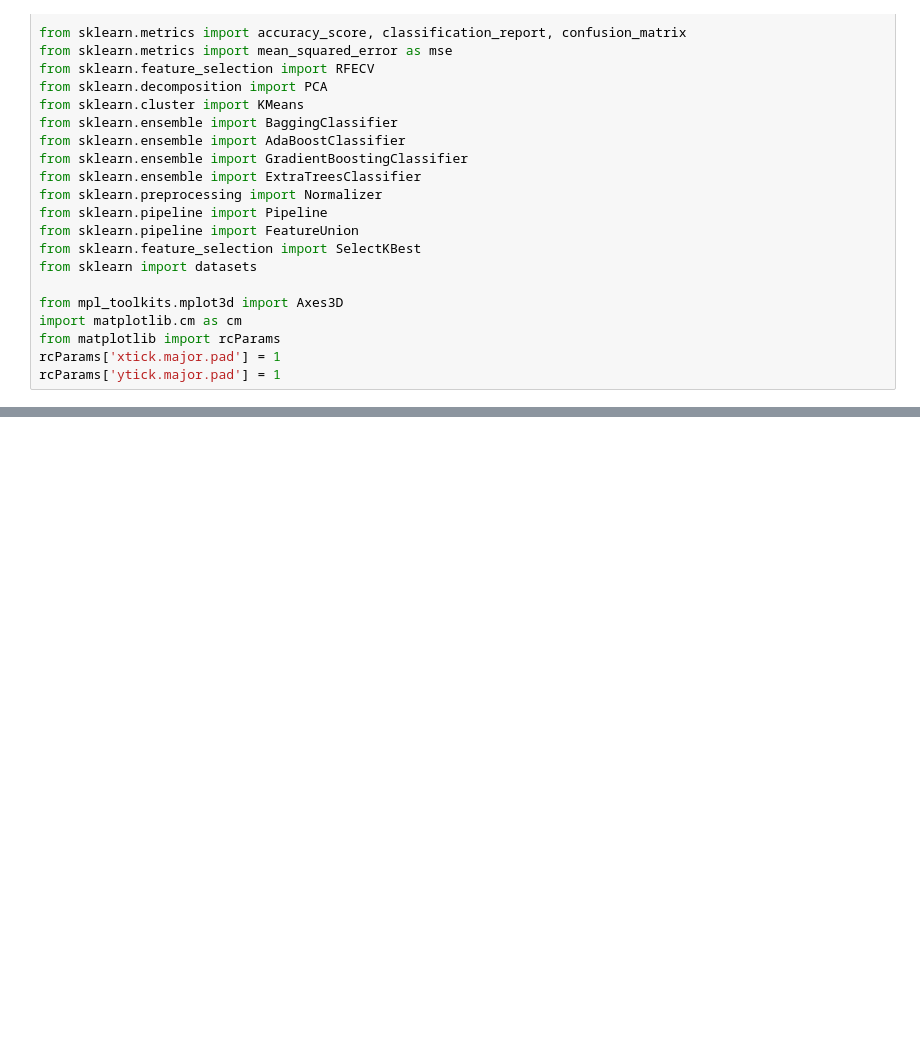
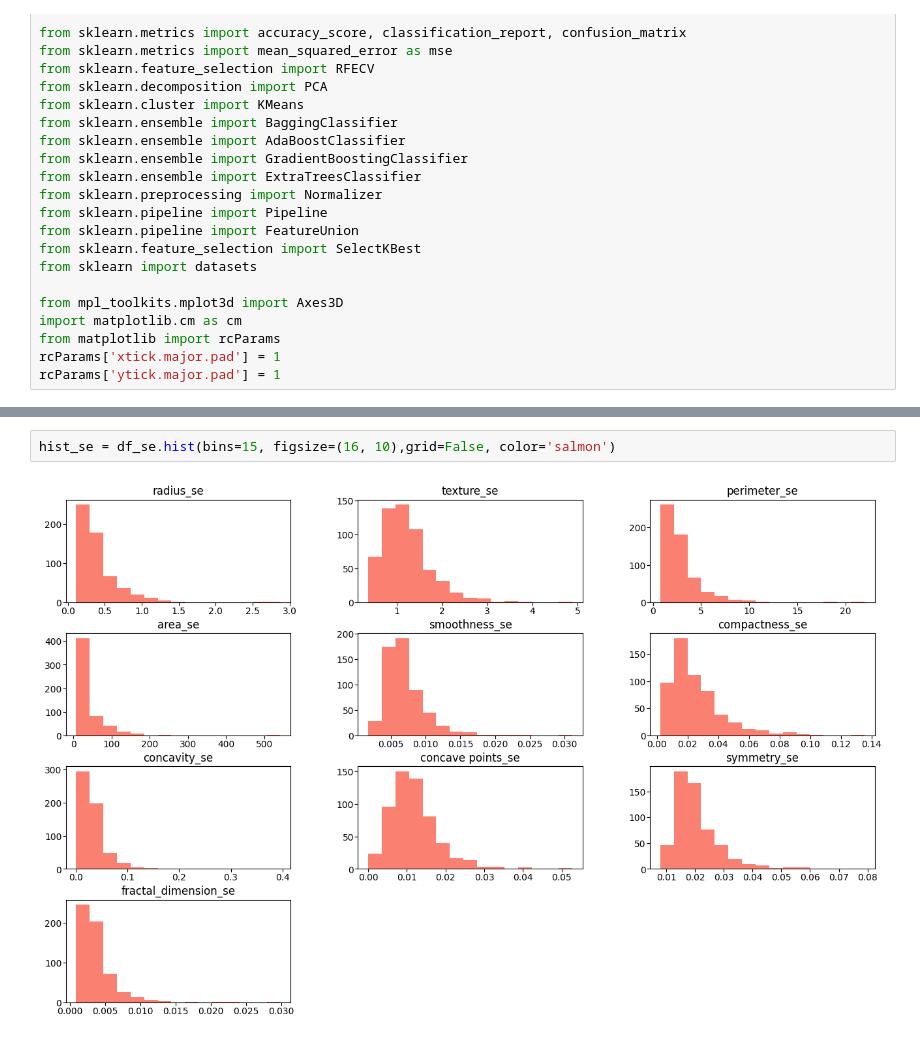
Before and after one commit to soroush-04/Data-Visualization, a Jupyter notebook: Project2/Project2-Main.ipynb, the cells around one changed output, grey strips where cells are left out. Drawn from its saved outputs; the diff is of its cells as text; blank space fills up the shorter version.

```diff
--- a/Project2/Project2-Main.ipynb
+++ b/Project2/Project2-Main.ipynb
@@ -42,0 +248,4 @@ df = pd.read_csv(file_path)
+# %%
+hist_se = df_se.hist(bins=15, figsize=(16, 10),grid=False, color='salmon')
+# %% [output]
+[figure, added]
```
Also changed, not shown: parts of 28 cells of this notebook.
